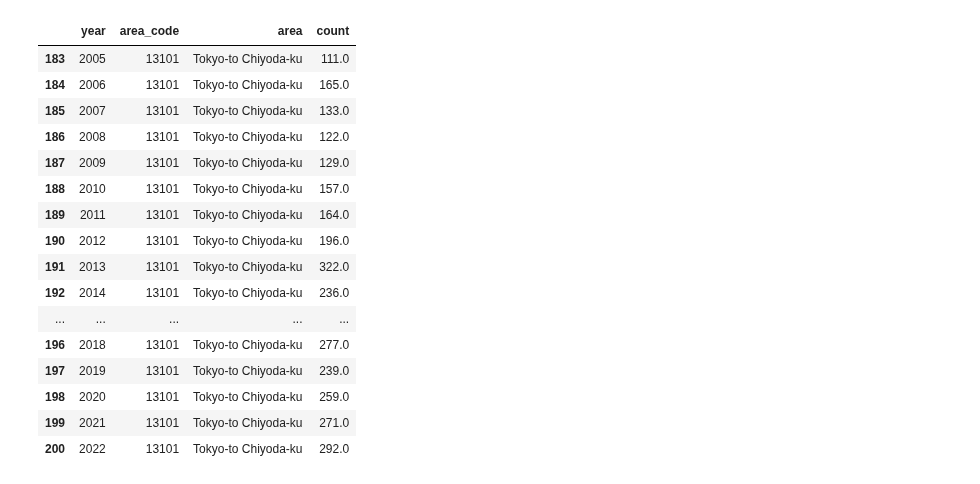
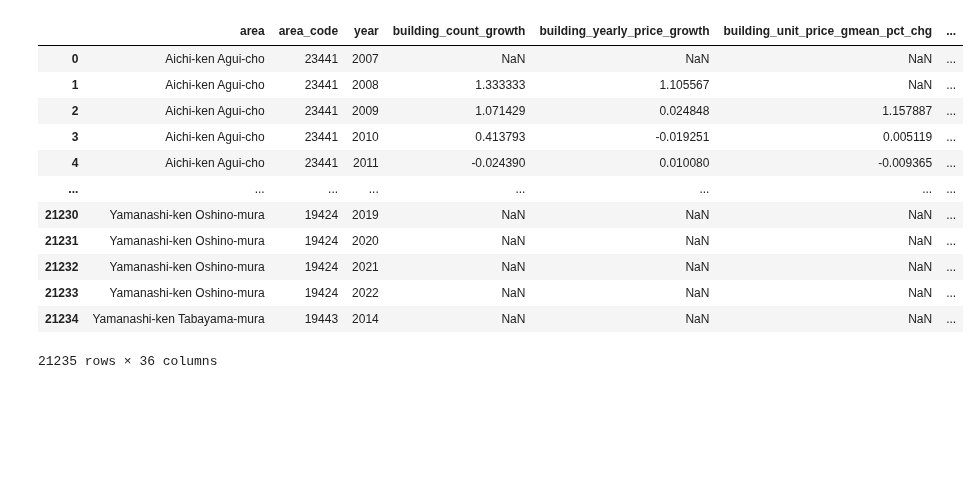
Before and after one commit to diabhaque/Yogen, a Jupyter notebook: notebooks/6_dataset_building/dataset_building.ipynb, the cells around one changed output. Drawn from its saved outputs; the diff is of its cells as text; code cells hidden in the pictures; blank space fills up the shorter version.

Commit message:
Use gmean and update processes

```diff
--- a/notebooks/6_dataset_building/dataset_building.ipynb
+++ b/notebooks/6_dataset_building/dataset_building.ipynb
@@ -13,16 +14,13 @@ from jre_utils.datapath import (
 warnings.filterwarnings("ignore")
 pd.set_option("display.max_columns", None)
 # %%
-asset_type = "building"
+asset_type = "combined"
+dataset_key = "transactions"
 years_ahead = 2
 
 metrics = {
     "median": "unit_price_median",
     "gmean": "unit_price_gmean",
-}
-
-dataset_paths = {
-    "transactions": get_derived_csv_path(asset_type),
 }
 
 granularity_columns = ["area", "area_code"]
@@ -45 +144,17 @@ model_built_data_path = model_built_data_paths[dataset_name]
+# %%
+combined_derived_dfs
+# %% [output]
+|  | area | area_code | year | building_count_growth | building_yearly_price_growth | building_unit_price_gmean_pct_chg | ... |
+| 0 | Aichi-ken Agui-cho | 23441 | 2007 | NaN | NaN | NaN | ... |
+| 1 | Aichi-ken Agui-cho | 23441 | 2008 | 1.333333 | 1.105567 | NaN | ... |
+| 2 | Aichi-ken Agui-cho | 23441 | 2009 | 1.071429 | 0.024848 | 1.157887 | ... |
+| 3 | Aichi-ken Agui-cho | 23441 | 2010 | 0.413793 | -0.019251 | 0.005119 | ... |
+| 4 | Aichi-ken Agui-cho | 23441 | 2011 | -0.024390 | 0.010080 | -0.009365 | ... |
+| ... | ... | ... | ... | ... | ... | ... | ... |
+| 21230 | Yamanashi-ken Oshino-mura | 19424 | 2019 | NaN | NaN | NaN | ... |
+| 21231 | Yamanashi-ken Oshino-mura | 19424 | 2020 | NaN | NaN | NaN | ... |
+| 21232 | Yamanashi-ken Oshino-mura | 19424 | 2021 | NaN | NaN | NaN | ... |
+| 21233 | Yamanashi-ken Oshino-mura | 19424 | 2022 | NaN | NaN | NaN | ... |
+| 21234 | Yamanashi-ken Tabayama-mura | 19443 | 2014 | NaN | NaN | NaN | ... |
+21235 rows × 36 columns
 # %%
@@ -59,23 +173,3 @@ df = (
     .merge(new_dwellings_df, on=group_by_columns, how="left")
     .merge(lfs_revenue_df, on=group_by_columns, how="left")
 )
-# %%
-df[df["area_code"] == 13101][["year", "area_code", "area", "count"]]
-# %% [output]
-|  | year | area_code | area | count |
-| 183 | 2005 | 13101 | Tokyo-to Chiyoda-ku | 111.0 |
-| 184 | 2006 | 13101 | Tokyo-to Chiyoda-ku | 165.0 |
-| 185 | 2007 | 13101 | Tokyo-to Chiyoda-ku | 133.0 |
-| 186 | 2008 | 13101 | Tokyo-to Chiyoda-ku | 122.0 |
-| 187 | 2009 | 13101 | Tokyo-to Chiyoda-ku | 129.0 |
-| 188 | 2010 | 13101 | Tokyo-to Chiyoda-ku | 157.0 |
-| 189 | 2011 | 13101 | Tokyo-to Chiyoda-ku | 164.0 |
-| 190 | 2012 | 13101 | Tokyo-to Chiyoda-ku | 196.0 |
-| 191 | 2013 | 13101 | Tokyo-to Chiyoda-ku | 322.0 |
-| 192 | 2014 | 13101 | Tokyo-to Chiyoda-ku | 236.0 |
-| ... | ... | ... | ... | ... |
-| 196 | 2018 | 13101 | Tokyo-to Chiyoda-ku | 277.0 |
-| 197 | 2019 | 13101 | Tokyo-to Chiyoda-ku | 239.0 |
-| 198 | 2020 | 13101 | Tokyo-to Chiyoda-ku | 259.0 |
-| 199 | 2021 | 13101 | Tokyo-to Chiyoda-ku | 271.0 |
-| 200 | 2022 | 13101 | Tokyo-to Chiyoda-ku | 292.0 |
```
Also changed, not shown: parts of 19 cells of this notebook, 18 other files.
